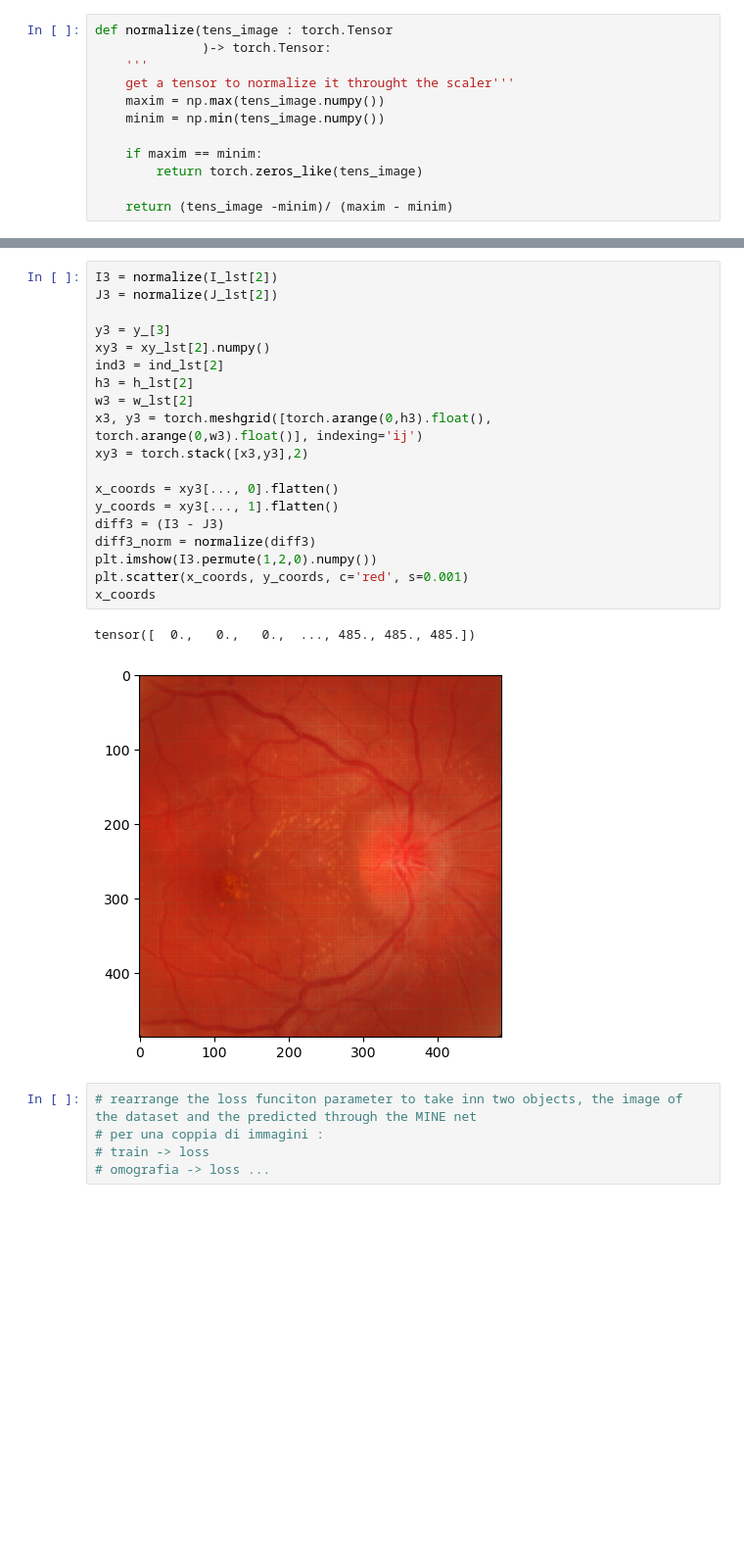
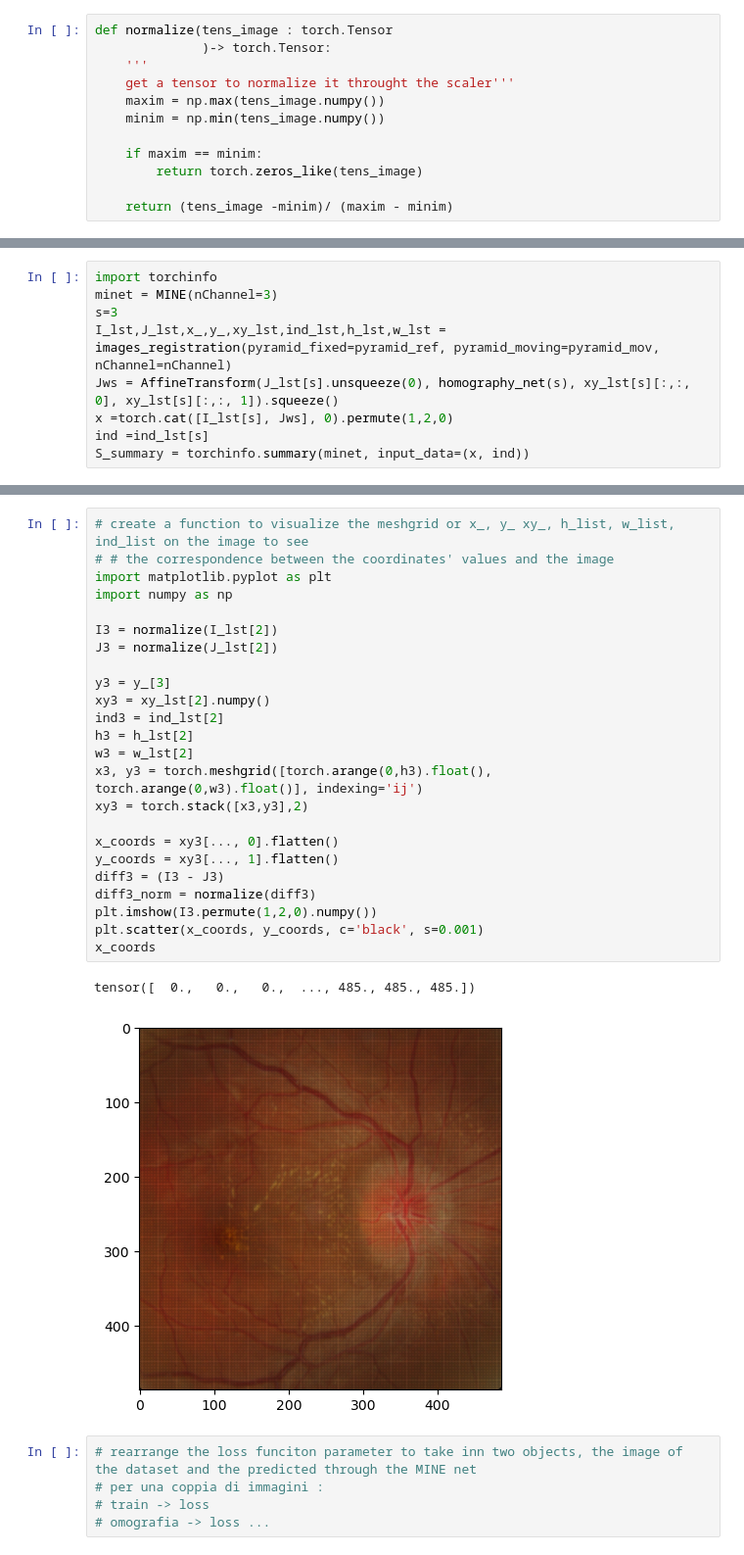
Before and after one commit to MICCIOSLAYER/ImRegODE, a Jupyter notebook: Main_Folder/Main_Code/notebook.ipynb, the cells around one changed output, grey strips where cells are left out. Shown at 98% size. Cells and saved outputs as stored; diff of their text form; blank space fills up the shorter version.

```diff
--- a/Main_Folder/Main_Code/notebook.ipynb
+++ b/Main_Folder/Main_Code/notebook.ipynb
@@ -881,0 +910,9 @@ plt.scatter(x_coords, y_coords, c='red', s=0.1)
+# %%
+import torchinfo
+minet = MINE(nChannel=3)
+s=3
+I_lst,J_lst,x_,y_,xy_lst,ind_lst,h_lst,w_lst = images_registration(pyramid_fixed=pyramid_ref, pyramid_moving=pyramid_mov, nChannel=nChannel)
+Jws = AffineTransform(J_lst[s].unsqueeze(0), homography_net(s), xy_lst[s][:,:, 0], xy_lst[s][:,:, 1]).squeeze()
+x =torch.cat([I_lst[s], Jws], 0).permute(1,2,0)
+ind =ind_lst[s]
+S_summary = torchinfo.summary(minet, input_data=(x, ind))
@@ -882,25 +939,30 @@ plt.scatter(x_coords, y_coords, c='red', s=0.1)
 # %%
+# create a function to visualize the meshgrid or x_, y_ xy_, h_list, w_list, ind_list on the image to see
+# # the correspondence between the coordinates' values and the image
+import matplotlib.pyplot as plt
+import numpy as np
+
 I3 = normalize(I_lst[2])
 J3 = normalize(J_lst[2])
 
 y3 = y_[3]
 xy3 = xy_lst[2].numpy()
 ind3 = ind_lst[2]
 h3 = h_lst[2]
 w3 = w_lst[2]
 x3, y3 = torch.meshgrid([torch.arange(0,h3).float(), torch.arange(0,w3).float()], indexing='ij')
 xy3 = torch.stack([x3,y3],2)
 
 x_coords = xy3[..., 0].flatten()
 y_coords = xy3[..., 1].flatten()
 diff3 = (I3 - J3)
 diff3_norm = normalize(diff3)
 plt.imshow(I3.permute(1,2,0).numpy())
-plt.scatter(x_coords, y_coords, c='red', s=0.001)
+plt.scatter(x_coords, y_coords, c='black', s=0.001)
 x_coords
 # %% [output]
 tensor([  0.,   0.,   0.,  ..., 485., 485., 485.])
-[figure, old version]
+[figure, new version]
 # %%
 # rearrange the loss funciton parameter to take inn two objects, the image of the dataset and the predicted through the MINE net
 # per una coppia di immagini :
```
Also changed, not shown: parts of 33 cells of this notebook.
